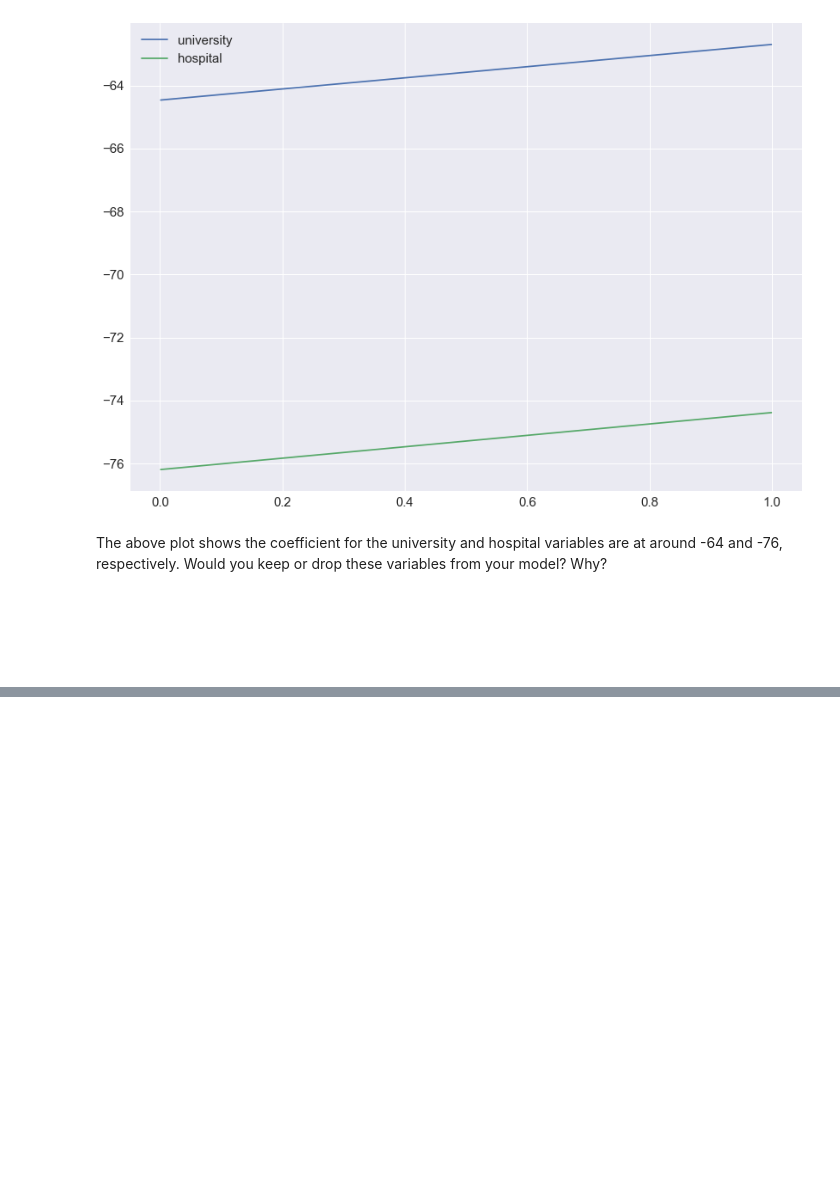
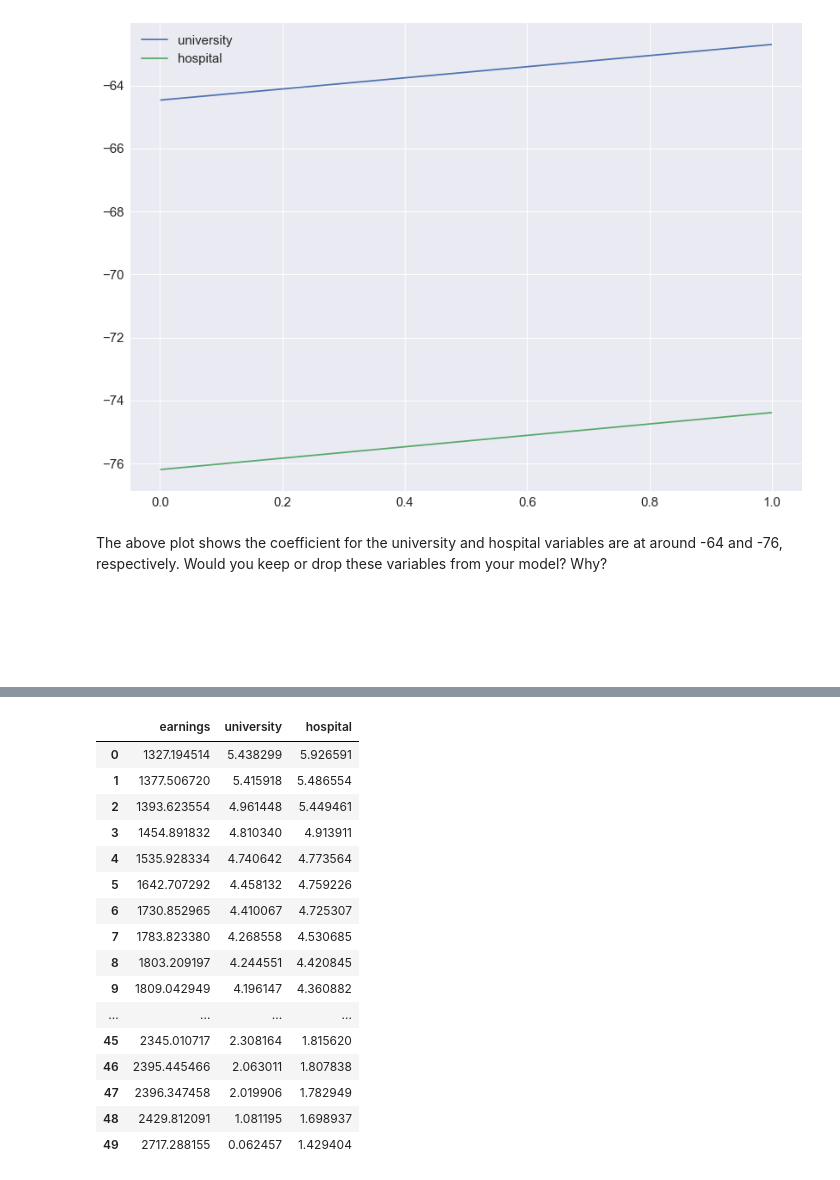
Before and after one commit to DeltaAnalytics/machine_learning_for_good, a Jupyter notebook: module_2_linear_regression/2_5_linear_regression_regularization.ipynb, the cells around one changed output, grey strips where cells are left out. Drawn from its saved outputs; the diff is of its cells as text; code cells hidden in the pictures; blank space fills up the shorter version.

```diff
--- a/module_2_linear_regression/2_5_linear_regression_regularization.ipynb
+++ b/module_2_linear_regression/2_5_linear_regression_regularization.ipynb
@@ -380,0 +399,20 @@ The above plot shows the coefficient for the university and hospital variables a
+# %%
+df_standardized
+# %% [output]
+|  | earnings | university | hospital |
+| 0 | 1327.194514 | 5.438299 | 5.926591 |
+| 1 | 1377.506720 | 5.415918 | 5.486554 |
+| 2 | 1393.623554 | 4.961448 | 5.449461 |
+| 3 | 1454.891832 | 4.810340 | 4.913911 |
+| 4 | 1535.928334 | 4.740642 | 4.773564 |
+| 5 | 1642.707292 | 4.458132 | 4.759226 |
+| 6 | 1730.852965 | 4.410067 | 4.725307 |
+| 7 | 1783.823380 | 4.268558 | 4.530685 |
+| 8 | 1803.209197 | 4.244551 | 4.420845 |
+| 9 | 1809.042949 | 4.196147 | 4.360882 |
+| ... | ... | ... | ... |
+| 45 | 2345.010717 | 2.308164 | 1.815620 |
+| 46 | 2395.445466 | 2.063011 | 1.807838 |
+| 47 | 2396.347458 | 2.019906 | 1.782949 |
+| 48 | 2429.812091 | 1.081195 | 1.698937 |
+| 49 | 2717.288155 | 0.062457 | 1.429404 |
```
Also changed, not shown: parts of 11 cells of this notebook.
